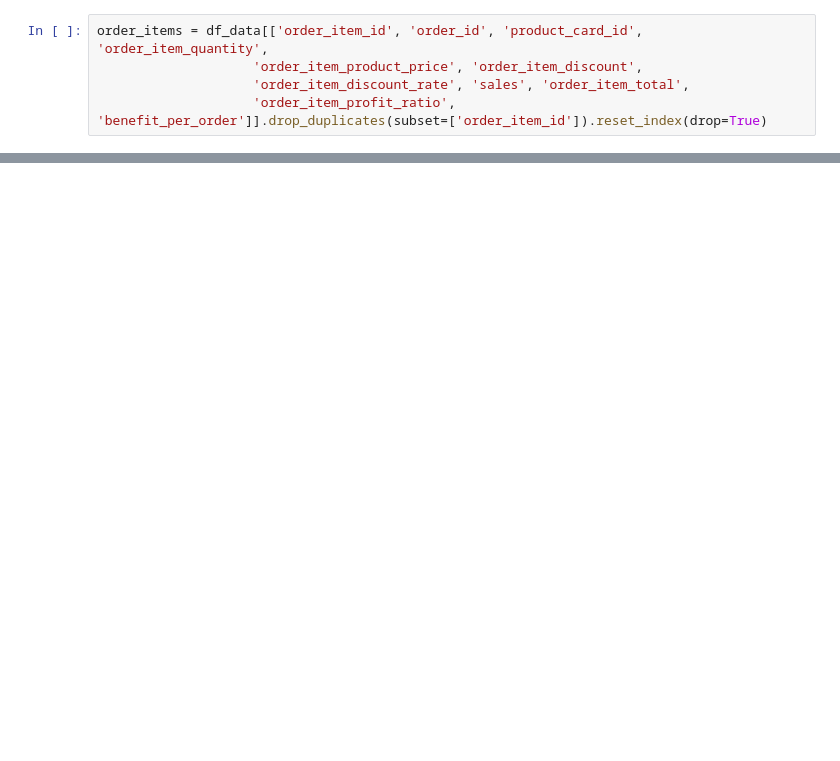
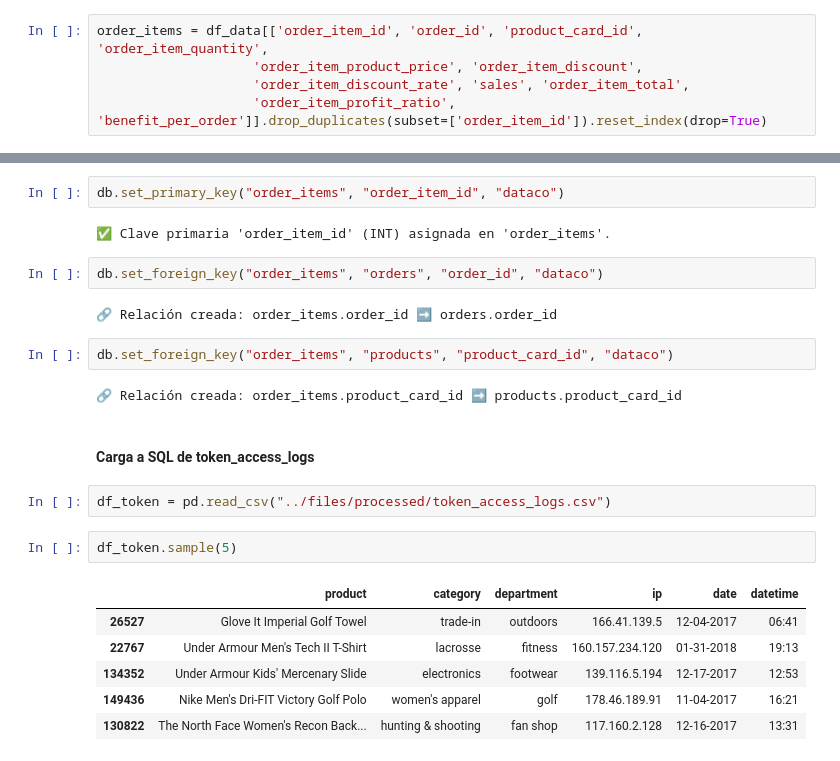
Before and after one commit to fabihrndz/e-commerce-operations-insights, a Jupyter notebook: notebooks/03_ingester.ipynb, the cells around one changed output, grey strips where cells are left out. Cells and saved outputs as stored; diff of their text form; blank space fills up the shorter version.

Commit message:
carga de datos a SQL y asignacion de PK y FK

```diff
--- a/notebooks/03_ingester.ipynb
+++ b/notebooks/03_ingester.ipynb
@@ -126,0 +206,25 @@ order_items.sample(5)
+# %%
+db.set_primary_key("order_items", "order_item_id", "dataco")
+# %% [output]
+✅ Clave primaria 'order_item_id' (INT) asignada en 'order_items'.
+# %%
+db.set_foreign_key("order_items", "orders", "order_id", "dataco")
+# %% [output]
+🔗 Relación creada: order_items.order_id ➡️ orders.order_id
+# %%
+db.set_foreign_key("order_items", "products", "product_card_id", "dataco")
+# %% [output]
+🔗 Relación creada: order_items.product_card_id ➡️ products.product_card_id
+# %% [markdown]
+#### Carga a SQL de token_access_logs
+# %%
+df_token = pd.read_csv("../files/processed/token_access_logs.csv")
+# %%
+df_token.sample(5)
+# %% [output]
+|  | product | category | department | ip | date | datetime |
+| 26527 | Glove It Imperial Golf Towel | trade-in | outdoors | 166.41.139.5 | 12-04-2017 | 06:41 |
+| 22767 | Under Armour Men's Tech II T-Shirt | lacrosse | fitness | 160.157.234.120 | 01-31-2018 | 19:13 |
+| 134352 | Under Armour Kids' Mercenary Slide | electronics | footwear | 139.116.5.194 | 12-17-2017 | 12:53 |
+| 149436 | Nike Men's Dri-FIT Victory Golf Polo | women's apparel | golf | 178.46.189.91 | 11-04-2017 | 16:21 |
+| 130822 | The North Face Women's Recon Back... | hunting & shooting | fan shop | 117.160.2.128 | 12-16-2017 | 13:31 |
```
Also changed, not shown: parts of 29 cells of this notebook.
